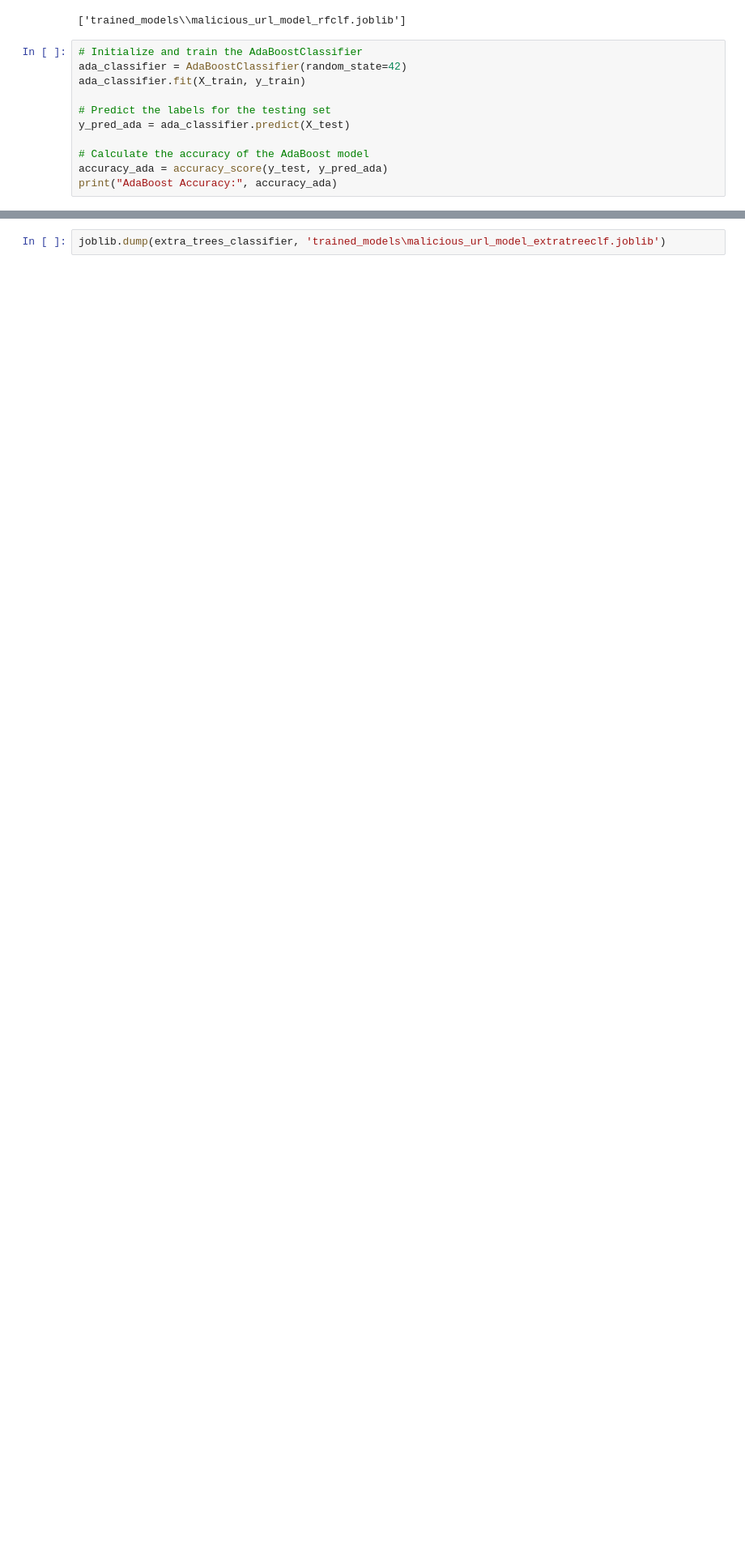
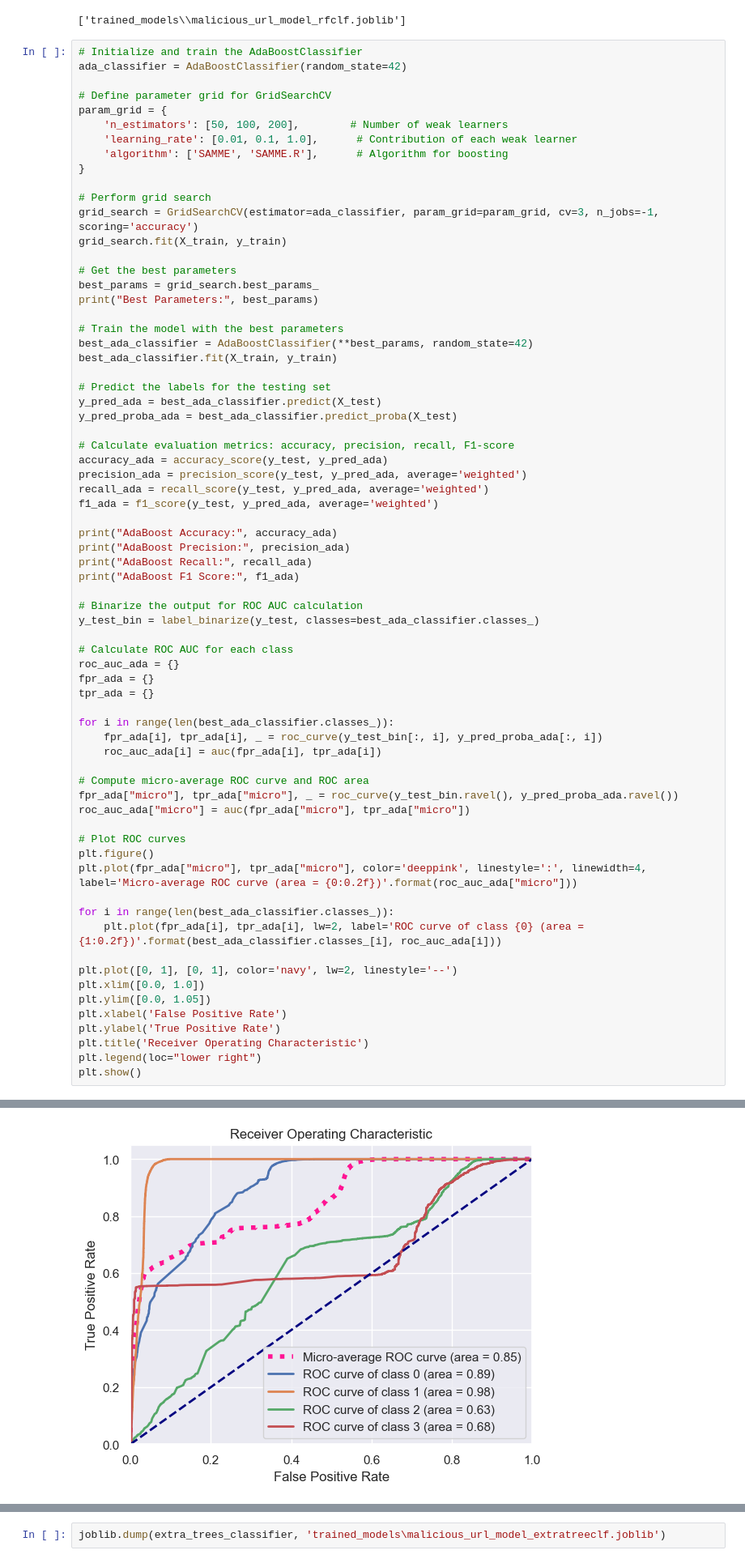
Before and after one commit to Somashekarbm/PhishShield, a Jupyter notebook: malicious-urls-machine-learning-with-91-46-acc.ipynb, the cells around one changed output, grey strips where cells are left out. Shown at 81% size. Saved outputs shown, nothing was run; the diff lists cells and outputs as text; blank space fills up the shorter version.

```diff
--- a/malicious-urls-machine-learning-with-91-46-acc.ipynb
+++ b/malicious-urls-machine-learning-with-91-46-acc.ipynb
@@ -647,12 +690,70 @@ joblib.dump(clf, 'trained_models\malicious_url_model_rfclf.joblib')
 # %%
 # Initialize and train the AdaBoostClassifier
 ada_classifier = AdaBoostClassifier(random_state=42)
-ada_classifier.fit(X_train, y_train)
+
+# Define parameter grid for GridSearchCV
+param_grid = {
+    'n_estimators': [50, 100, 200],        # Number of weak learners
+    'learning_rate': [0.01, 0.1, 1.0],      # Contribution of each weak learner
+    'algorithm': ['SAMME', 'SAMME.R'],      # Algorithm for boosting
+}
+
+# Perform grid search
+grid_search = GridSearchCV(estimator=ada_classifier, param_grid=param_grid, cv=3, n_jobs=-1, scoring='accuracy')
+grid_search.fit(X_train, y_train)
+
+# Get the best parameters
+best_params = grid_search.best_params_
+print("Best Parameters:", best_params)
+
+# Train the model with the best parameters
+best_ada_classifier = AdaBoostClassifier(**best_params, random_state=42)
+best_ada_classifier.fit(X_train, y_train)
 
 # Predict the labels for the testing set
-y_pred_ada = ada_classifier.predict(X_test)
+y_pred_ada = best_ada_classifier.predict(X_test)
+y_pred_proba_ada = best_ada_classifier.predict_proba(X_test)
 
-# Calculate the accuracy of the AdaBoost model
+# Calculate evaluation metrics: accuracy, precision, recall, F1-score
 accuracy_ada = accuracy_score(y_test, y_pred_ada)
+precision_ada = precision_score(y_test, y_pred_ada, average='weighted')
+recall_ada = recall_score(y_test, y_pred_ada, average='weighted')
+f1_ada = f1_score(y_test, y_pred_ada, average='weighted')
+
 print("AdaBoost Accuracy:", accuracy_ada)
+print("AdaBoost Precision:", precision_ada)
+print("AdaBoost Recall:", recall_ada)
+print("AdaBoost F1 Score:", f1_ada)
+
+# Binarize the output for ROC AUC calculation
+y_test_bin = label_binarize(y_test, classes=best_ada_classifier.classes_)
+
+# Calculate ROC AUC for each class
+roc_auc_ada = {}
+fpr_ada = {}
+tpr_ada = {}
+
+for i in range(len(best_ada_classifier.classes_)):
+    fpr_ada[i], tpr_ada[i], _ = roc_curve(y_test_bin[:, i], y_pred_proba_ada[:, i])
+    roc_auc_ada[i] = auc(fpr_ada[i], tpr_ada[i])
+
+# Compute micro-average ROC curve and ROC area
+fpr_ada["micro"], tpr_ada["micro"], _ = roc_curve(y_test_bin.ravel(), y_pred_proba_ada.ravel())
+roc_auc_ada["micro"] = auc(fpr_ada["micro"], tpr_ada["micro"])
+
+# Plot ROC curves
+plt.figure()
+plt.plot(fpr_ada["micro"], tpr_ada["micro"], color='deeppink', linestyle=':', linewidth=4, label='Micro-average ROC curve (area = {0:0.2f})'.format(roc_auc_ada["micro"]))
+
+for i in range(len(best_ada_classifier.classes_)):
+    plt.plot(fpr_ada[i], tpr_ada[i], lw=2, label='ROC curve of class {0} (area = {1:0.2f})'.format(best_ada_classifier.classes_[i], roc_auc_ada[i]))
+
+plt.plot([0, 1], [0, 1], color='navy', lw=2, linestyle='--')
+plt.xlim([0.0, 1.0])
+plt.ylim([0.0, 1.05])
+plt.xlabel('False Positive Rate')
+plt.ylabel('True Positive Rate')
+plt.title('Receiver Operating Characteristic')
+plt.legend(loc="lower right")
+plt.show()
 # %% [output]
@@ -660 +765,2 @@ AdaBoost Accuracy: 0.8092046161288093
+[figure, added]
 # %%
```
Also changed, not shown: parts of 9 cells of this notebook.
